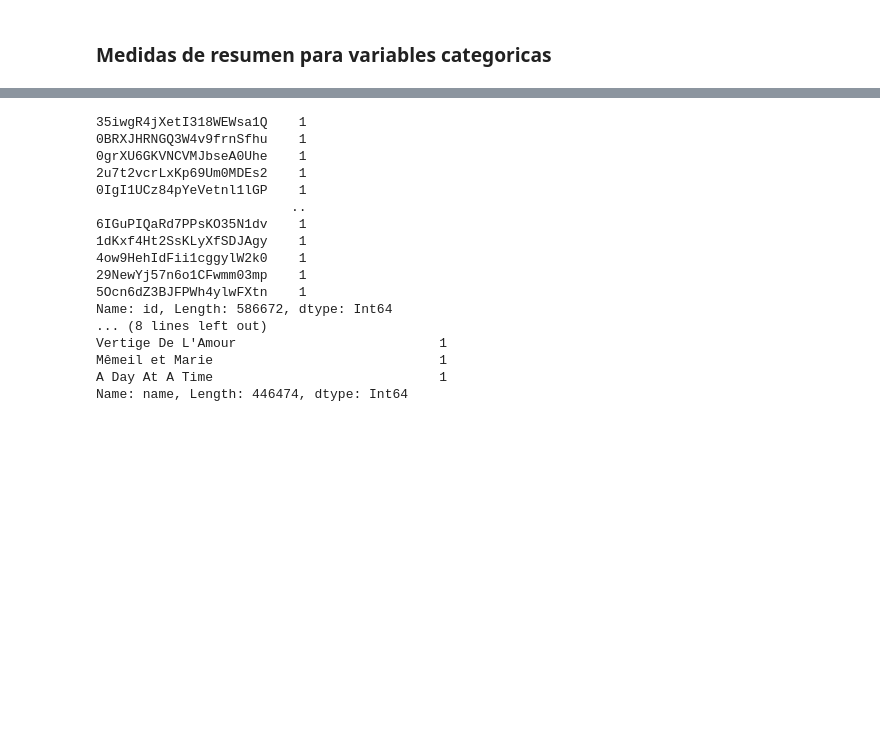
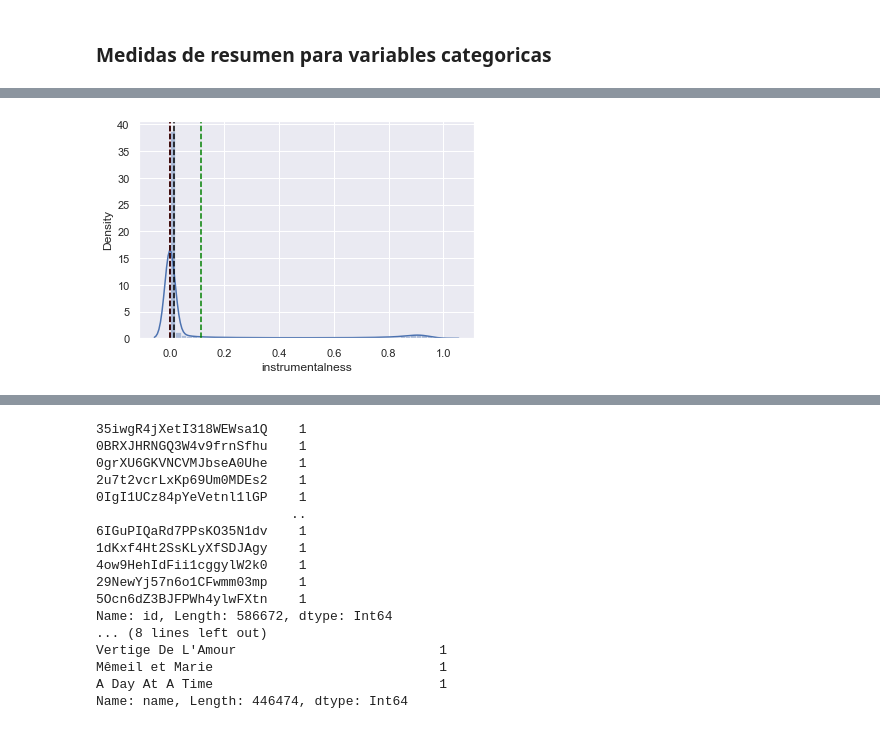
Before and after one commit to lucio-cornejo/proyecto-analisis-de-datos-1INF03, a Jupyter notebook: codes/limpieza_de_datos.ipynb, the cells around one changed output, grey strips where cells are left out. Cells and saved outputs as stored; diff of their text form; code cells hidden in the pictures; blank space fills up the shorter version.

```diff
--- a/codes/limpieza_de_datos.ipynb
+++ b/codes/limpieza_de_datos.ipynb
@@ -292,0 +352,15 @@ Variables numéricas (586672, 11)
+# %%
+# Variable numérica loudness
+# Cuantiles distintos para definir outliers
+sns.set(style = "darkgrid")
+sns.distplot(dfnum['instrumentalness'])
+plt.axvline(dfnum['instrumentalness'].mean(), color = "red", linestyle = "--")
+plt.axvline(dfnum['instrumentalness'].median(), color = "green", linestyle = "--")
+# plt.axvline(dfnum['instrumentalness'].mean(), color = "green", linestyle = "--")
+
+plt.axvline(dfnum['instrumentalness'].quantile(0), color = "black", linestyle = "--")
+plt.axvline(dfnum['instrumentalness'].quantile(0.77), color = "black", linestyle = "--")
+
+plt.show()
+# %% [output]
+[figure, added]
```
Also changed, not shown: parts of 7 cells of this notebook.
